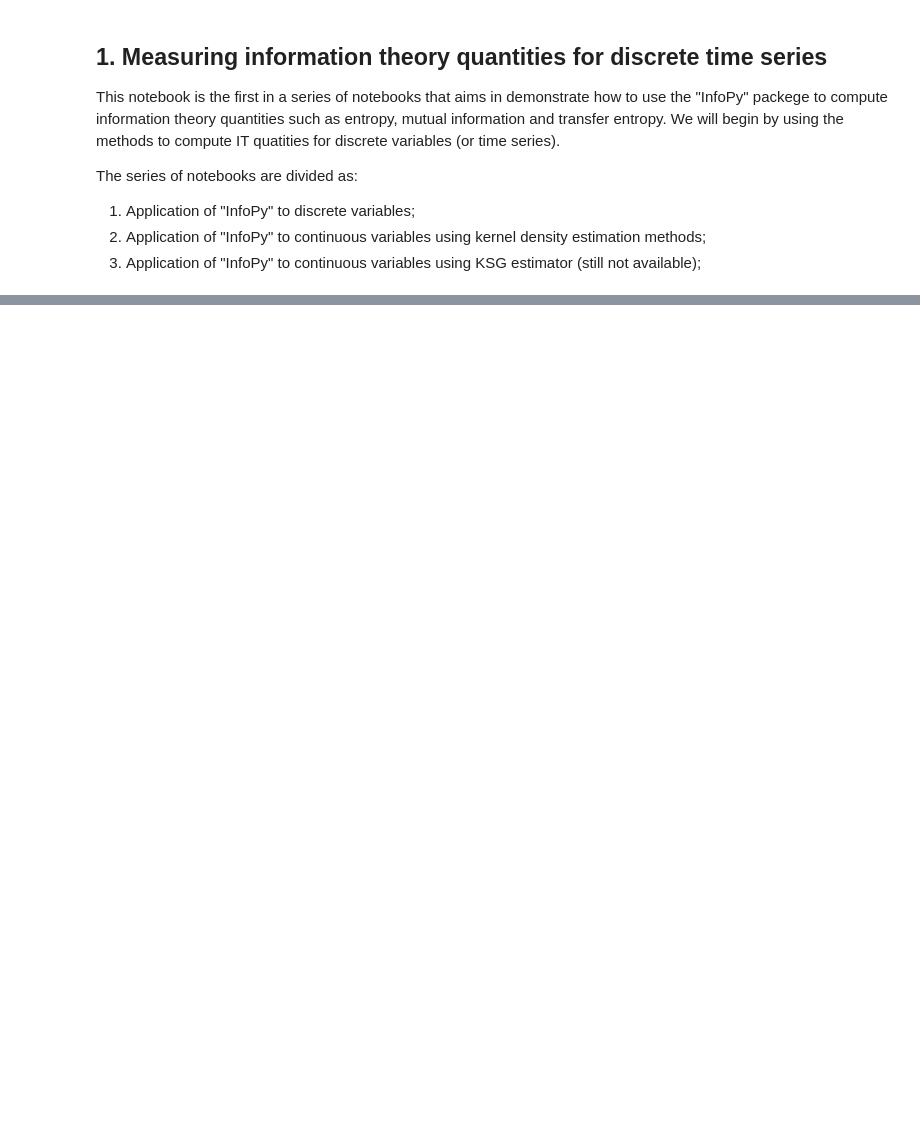
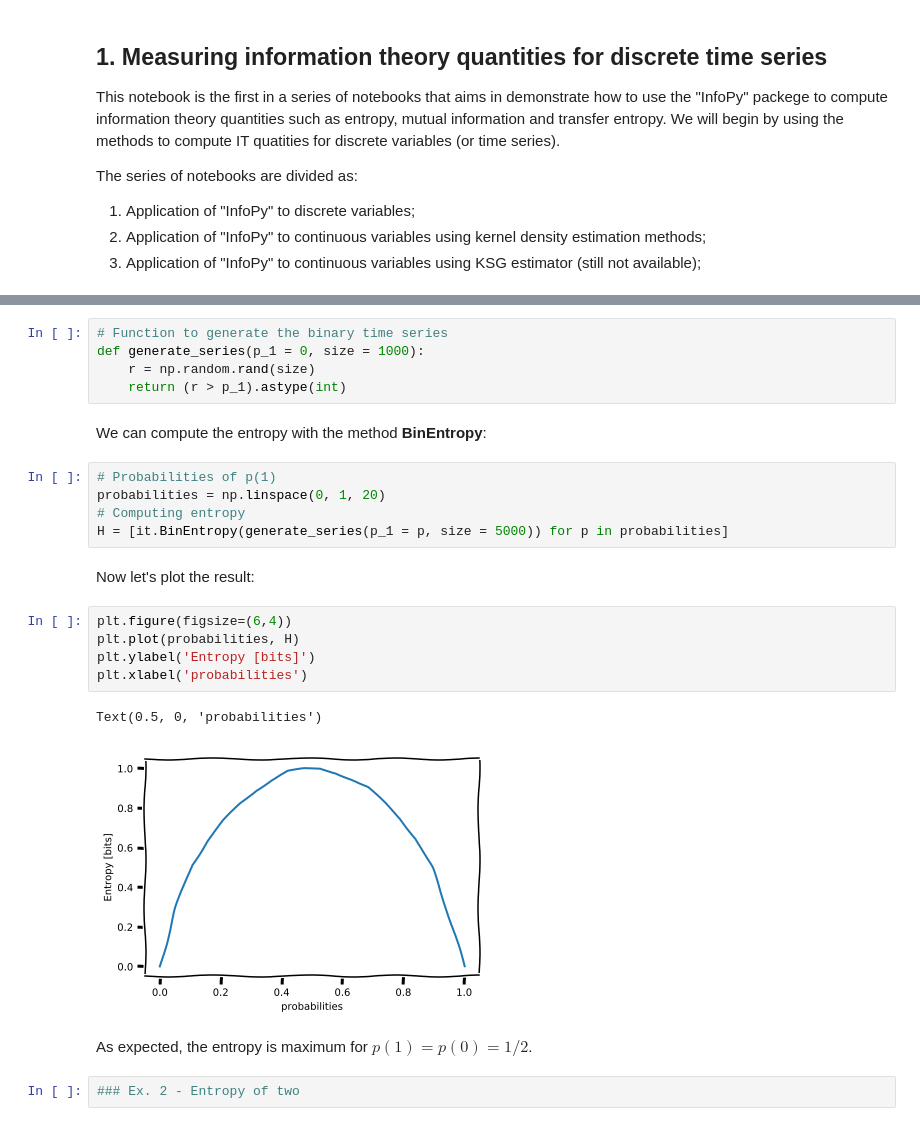
Before and after one commit to ViniciusLima94/PythonInformationTheoryModule, a Jupyter notebook: 1. Measuring information theory quantities for discrete time series.ipynb, the cells around one changed output, grey strips where cells are left out. Saved outputs shown, nothing was run; the diff lists cells and outputs as text; blank space fills up the shorter version.

```diff
--- a/1. Measuring information theory quantities for discrete time series.ipynb
+++ b/1. Measuring information theory quantities for discrete time series.ipynb
@@ -140,0 +149,26 @@ Of course if we want to compute mutual information we have to also compute the j
+# %%
+# Function to generate the binary time series
+def generate_series(p_1 = 0, size = 1000):
+    r = np.random.rand(size)
+    return (r > p_1).astype(int)
+# %% [markdown]
+We can compute the entropy with the method <b>BinEntropy</b>:
+# %%
+# Probabilities of p(1)
+probabilities = np.linspace(0, 1, 20)
+# Computing entropy
+H = [it.BinEntropy(generate_series(p_1 = p, size = 5000)) for p in probabilities]
+# %% [markdown]
+Now let's plot the result:
+# %%
+plt.figure(figsize=(6,4))
+plt.plot(probabilities, H)
+plt.ylabel('Entropy [bits]')
+plt.xlabel('probabilities')
+# %% [output]
+Text(0.5, 0, 'probabilities')
+[figure, added]
+# %% [markdown]
+As expected, the entropy is maximum for $p(1) = p(0) = 1/2$.
+# %%
+### Ex. 2 - Entropy of two
```
Also changed, not shown: parts of 7 cells of this notebook.
